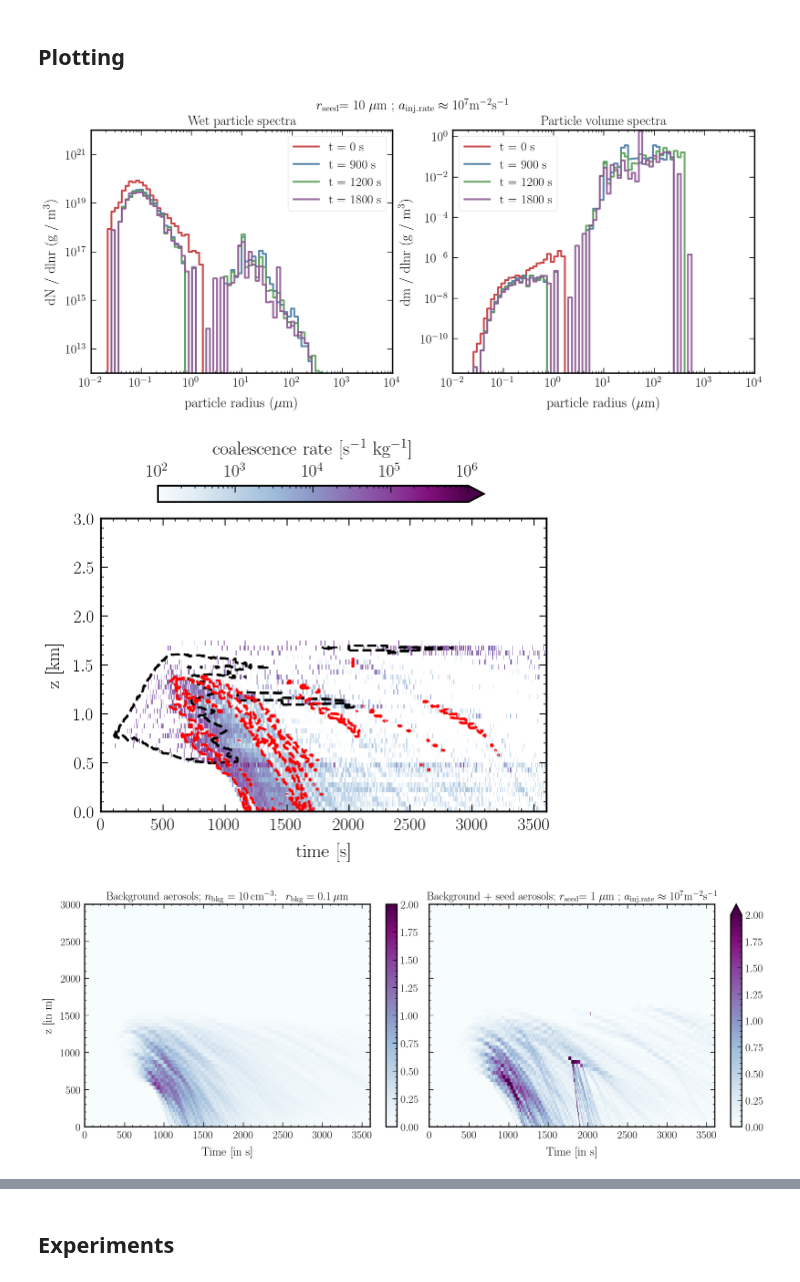
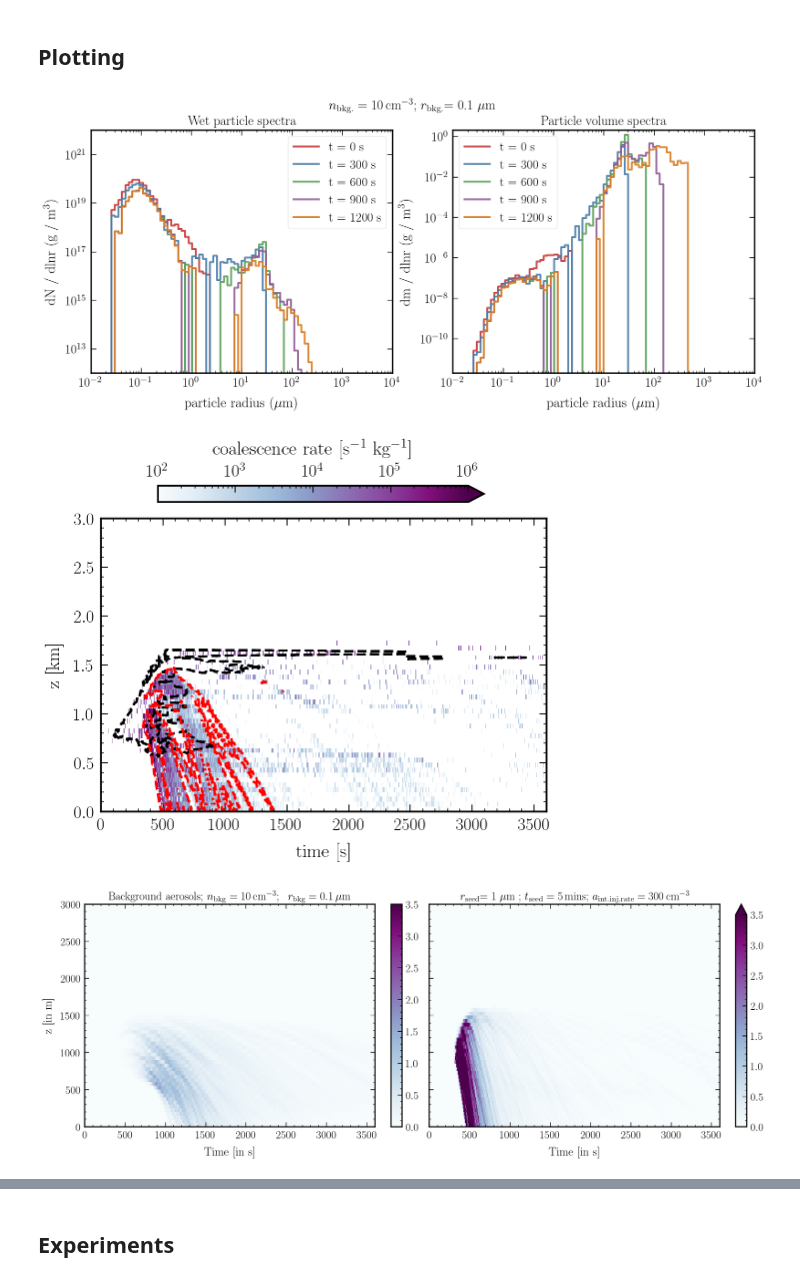
Before and after one commit to jtbuch/PySDM, a Jupyter notebook: examples/PySDM_examples/Buch_et_al_2024/plot_script_sd_update.ipynb, the cells around one changed output, grey strips where cells are left out. Drawn from its saved outputs; the diff is of its cells as text; code cells hidden in the pictures.

Commit message:
fixed new seeding algorithm to ensure it respects position and radius constraints

```diff
--- a/examples/PySDM_examples/Buch_et_al_2024/plot_script_sd_update.ipynb
+++ b/examples/PySDM_examples/Buch_et_al_2024/plot_script_sd_update.ipynb
@@ -95,6 +95,9 @@ def plot_spectra(ax, stgs, oupt, key_arg, plt_arg, t_sel):
 # %% [markdown]
 ## Stochastic averaging
 # %%
+n_runs= 10
+sav_flag= False
+
 output = {}
 settings = {}
 simulation = {}
@@ -102,29 +105,34 @@ rain_xarr = {}
 surface_rain= {}
 
 np.random.seed(67) #87, 121
-n_runs= 3
 rho_times_w_arr= np.array([2]) * si.kg/si.m**3 * si.m/si.s
-sav_flag= False
-sfile_name= "_n1_10_r1_0.1_nsdbkg_32_injrate_100_rsd_1_nsdseed_4_zseed_0.25_tseed_agg_60" #50_70_100_150_200_250_300
+sfile_name=  "_n1_10_r1_0.1_nsdbkg_32_injrate_100_rsd_1_nsdseed_4_zseed_0.25_tseed_agg_60" #50_70_100_150_200_250_300  #"_n1_10_r1_0.1_benchmark"
 
-for r_id in tqdm(range(n_runs)):
+r_id= 0
+pbar = tqdm(total= n_runs)
+while r_id < n_runs:
     for rho_times_w in (rho_times_w_arr):
-        key = f"rhow={rho_times_w}_run={r_id}"
-        settings[key] = Settings(
-            **common_params,
-            formulae= Formulae(seed= np.random.randint(1000)),
-            rho_times_w_1=rho_times_w,
-            precip= True
-            )
-        simulation[key] = Simulation(settings[key])
-        output[key]= simulation[key].stepwise_sd_update(seed_step= [60], seeding_type= 'aggregate') #50, 70, 100, 150, 200, 250, 300
-
-        rain_xarr[key]= xarray.DataArray(data= output[key].products['rain water mixing ratio'],
+        try:
+            key = f"rhow={rho_times_w}_run={r_id}"
+            settings[key] = Settings(
+                **common_params,
+                formulae= Formulae(seed= np.random.randint(1000)),
+                rho_times_w_1=rho_times_w,
+                precip= True
+                )
+            simulation[key] = Simulation(settings[key])
+            output[key]= simulation[key].stepwise_sd_update(seed_step= [60], seeding_type= 'aggregate') #50, 70, 100, 150, 200, 250, 300
+            rain_xarr[key]= xarray.DataArray(data= output[key].products['rain water mixing ratio'],
                             dims=["z", "t"],
                             coords=dict(
                                 t=(["t"], output[key].products['t'],),
                                 z=(["z"], output[key].products['z'],),)
                             )
+            pbar.update(1)
+            r_id += 1
+        except:
+            continue
+pbar.close()
 
 for rho_times_w in (rho_times_w_arr):
     key = f"rhow={rho_times_w}"
@@ -161,55 +171,60 @@ Coordinates:
 # %%
 fig, ax= fig_ax(nrows= 1, ncols= 2)
 plot_spectra(ax[0], stgs= settings, oupt= output, key_arg= f"rhow={rho_times_w}_run={2}", plt_arg= 'wet spectrum', t_sel= 0.0)
+plot_spectra(ax[0], stgs= settings, oupt= output, key_arg= f"rhow={rho_times_w}_run={2}", plt_arg= 'wet spectrum', t_sel= 300.0)
+plot_spectra(ax[0], stgs= settings, oupt= output, key_arg= f"rhow={rho_times_w}_run={2}", plt_arg= 'wet spectrum', t_sel= 600.0)
 plot_spectra(ax[0], stgs= settings, oupt= output, key_arg= f"rhow={rho_times_w}_run={2}", plt_arg= 'wet spectrum', t_sel= 900.0)
 plot_spectra(ax[0], stgs= settings, oupt= output, key_arg= f"rhow={rho_times_w}_run={2}", plt_arg= 'wet spectrum', t_sel= 1200.0)
-plot_spectra(ax[0], stgs= settings, oupt= output, key_arg= f"rhow={rho_times_w}_run={2}", plt_arg= 'wet spectrum', t_sel= 1800.0)
+
 ax[0].set_yscale('log');
 ax[0].set_ylim([1e12, 1e22]);
 ax[0].legend(frameon= True);
 ax[0].set_title(r'Wet particle spectra');
 
 plot_spectra(ax[1], stgs= settings, oupt= output, key_arg= f"rhow={rho_times_w}_run={2}", plt_arg= 'dvdlnr', t_sel= 0.0)
+plot_spectra(ax[1], stgs= settings, oupt= output, key_arg= f"rhow={rho_times_w}_run={2}", plt_arg= 'dvdlnr', t_sel= 300.0)
+plot_spectra(ax[1], stgs= settings, oupt= output, key_arg= f"rhow={rho_times_w}_run={2}", plt_arg= 'dvdlnr', t_sel= 600.0)
 plot_spectra(ax[1], stgs= settings, oupt= output, key_arg= f"rhow={rho_times_w}_run={2}", plt_arg= 'dvdlnr', t_sel= 900.0)
 plot_spectra(ax[1], stgs= settings, oupt= output, key_arg= f"rhow={rho_times_w}_run={2}", plt_arg= 'dvdlnr', t_sel= 1200.0)
-plot_spectra(ax[1], stgs= settings, oupt= output, key_arg= f"rhow={rho_times_w}_run={2}", plt_arg= 'dvdlnr', t_sel= 1800.0)
 ax[1].set_yscale('log');
 ax[1].set_ylim([2e-12, 2]);
 ax[1].legend(frameon= True);
 ax[1].set_title(r'Particle volume spectra');
-fig.suptitle(r'$r_{\rm seed}$= 10 $\mu {\rm m}$ ; $a_{\rm inj. rate} \approx 10^7 {\rm} {\rm m}^{-2} {\rm s}^{-1}$', fontsize= 18);
+#fig.suptitle(r'$n_{\rm bkg.} = 10 \, {\rm cm}^{-3}$; $r_{\rm bkg.}$= 0.1 $\mu {\rm m}$', fontsize= 18);
+fig.suptitle(r'$r_{\rm seed}$= 1 $\mu {\rm m}$ ; $N_{\rm SD}$ = %d; '%simulation['rhow=2.0_run=0'].n_seed_sds +
+                        r'$t_{\rm seed}= 5 \, {\rm mins}$; $a_{\rm int. inj. rate} = %d \, {\rm cm}^{-3}$'%np.ceil(settings['rhow=2.0_run=0'].int_inj_rate * 1e-6), fontsize= 18);
 if sav_flag:
     plt.savefig(sav_plt_path + 'spectra_plot_seeding' + sfile_name + '.pdf', bbox_inches='tight', dpi= 300);
 # %% [output]
-[figure, old version]
+[figure, new version]
 # %%
 fig, axes = fig_ax()
 plot_ax(axes, output= output[f"rhow={rho_times_w}_run={0}"].products, **contour_args, **kwargs['coal_rate'])
 if sav_flag:
     plt.savefig(sav_plt_path + 'coal_rate' + sfile_name + '.pdf', bbox_inches='tight', dpi= 300);
 # %% [output]
-[figure, old version]
+[figure, new version]
 # %%
 surface_rain_bench= xarray.open_dataarray("~/Desktop/cloud_seeding/sav_files/surface_rain_rhow=2.0_n1_10_r1_0.1_nsd_32.nc")
 surface_rain_seeded= xarray.open_dataarray(sav_file_path + 'surface_rain_' + key + sfile_name + '.nc')
 #surface_rain_nsd_4050= xarray.open_dataarray("../../sav_files/surface_rain_rhow=2.0_n1_50_r1_0.1_n2_10_r2_1_nsdbkg_32_m9_nsd_32_zseed_0.25_tseed_40_50.nc")
 # %%
 fig, ax= plt.subplots(1, 2, figsize=(16, 6), constrained_layout= True)
-surface_rain_bench.mean(dim= "run").plot(ax= ax[0], vmin= 0, vmax= 2.0, cmap= 'BuPu')
-surface_rain_seeded.mean(dim= "run").plot(ax= ax[1], vmin= 0, vmax= 2.0, cmap= 'BuPu')
+surface_rain_bench.mean(dim= "run").plot(ax= ax[0], vmin= 0, vmax= 3.5, cmap= 'BuPu')
+surface_rain_seeded.mean(dim= "run").plot(ax= ax[1], vmin= 0, vmax= 3.5, cmap= 'BuPu')
 ax[0].set_ylim(0, 3000);
 ax[0].set_ylabel(r'z [in m]');
 ax[0].set_xlabel(r'Time [in s]');
 ax[0].set_title(r'Background aerosols; $n_{\rm bkg} = 10 \, {\rm cm}^{-3}$; \, $r_{\rm bkg} = 0.1 \, \mu {\rm m}$');
 
 ax[1].set_xlabel(r'Time [in s]');
 ax[1].set_ylim(0, 3000);
 ax[1].set_yticklabels([]);
 ax[1].set_ylabel('');
-ax[1].set_title(r'Background + seed aerosols; $r_{\rm seed}$= 1 $\mu {\rm m}$ ; $a_{\rm inj. rate} \approx 10^7 {\rm} {\rm m}^{-2} {\rm s}^{-1}$');
+ax[1].set_title(r'$r_{\rm seed}$= 1 $\mu {\rm m}$ ; $t_{\rm seed}= 5 \, {\rm mins}$; $a_{\rm int. inj. rate} = %d \, {\rm cm}^{-3}$'%np.ceil(settings['rhow=2.0_run=0'].int_inj_rate * 1e-6), fontsize= 18);
 if sav_flag:
     plt.savefig(sav_plt_path + 'rain_plot_seeding' + sfile_name + '.pdf', dpi= 300);
 # %% [output]
-[figure, old version]
+[figure, new version]
 # %%
 fig, ax= plt.subplots(1, 1, figsize= (9, 7) , constrained_layout= True)
```
Also changed, not shown: parts of 4 cells of this notebook, 3 other files.
